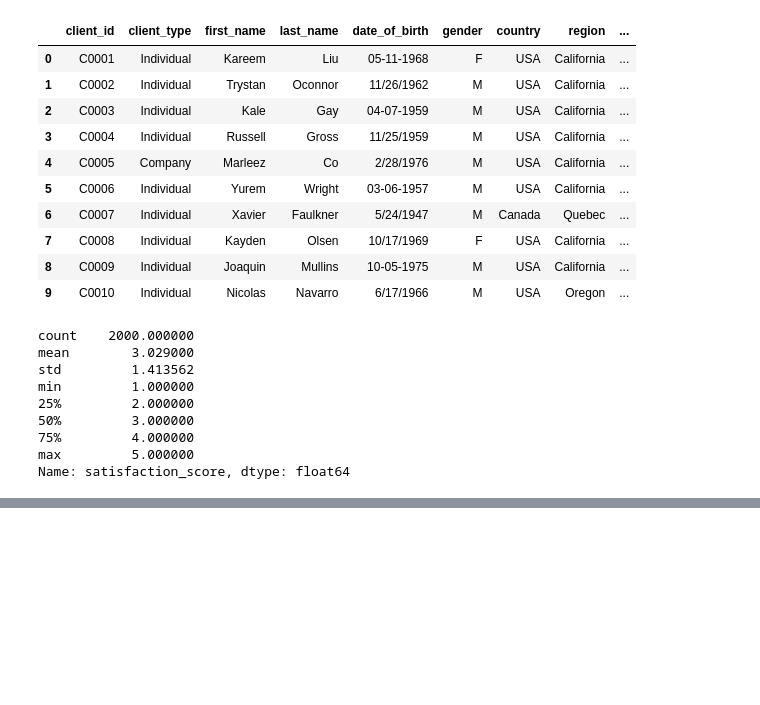
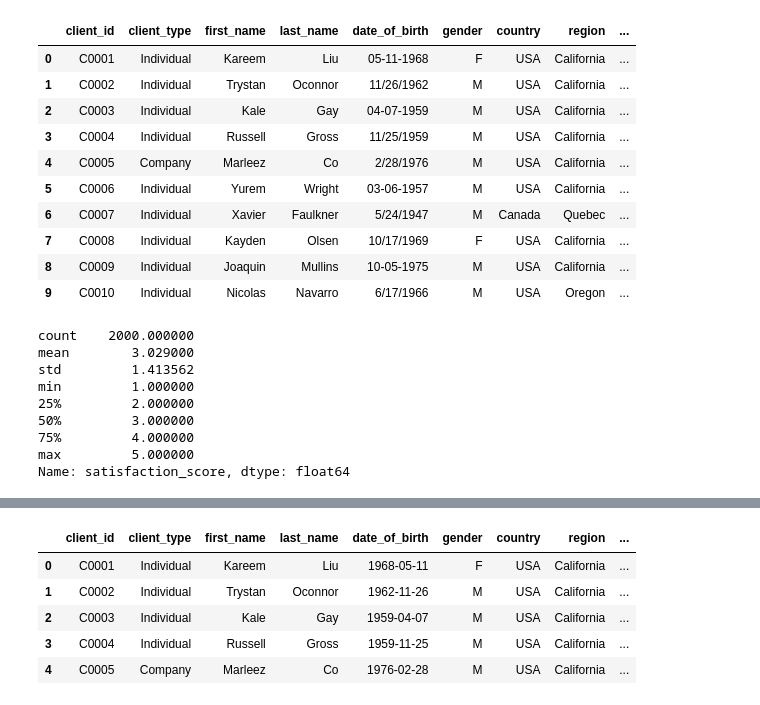
Before and after one commit to Dvnsh-coder/real-estate-ml-project, a Jupyter notebook: notebook/02_Client_Exploration.ipynb, the cells around one changed output, grey strips where cells are left out. Cells and saved outputs as stored; diff of their text form; code cells hidden in the pictures; blank space fills up the shorter version.

Commit message:
Complete client data exploration and cleaning

```diff
--- a/notebook/02_Client_Exploration.ipynb
+++ b/notebook/02_Client_Exploration.ipynb
@@ -182,0 +179,7 @@ Name: date_of_birth, dtype: str
+# %%
+clients_df['date_of_birth'] = pd.to_datetime(
+    clients_df['date_of_birth'],
+    format='mixed',
+    dayfirst=False,
+    errors='coerce'
+)
@@ -182,0 +215,6 @@ Name: date_of_birth, dtype: str
+# %%
+reference_date = pd.Timestamp('2026-01-01')
+
+clients_df['age'] = (
+    reference_date.year - clients_df['date_of_birth'].dt.year
+)
@@ -182,0 +251,6 @@ Name: date_of_birth, dtype: str
+# %%
+reference_date = pd.Timestamp('2026-01-01')
+
+clients_df['age'] = (
+    (reference_date - clients_df['date_of_birth']).dt.days // 365
+)
@@ -182,0 +306,9 @@ Name: date_of_birth, dtype: str
+# %%
+clients_df.head()
+# %% [output]
+|  | client_id | client_type | first_name | last_name | date_of_birth | gender | country | region | ... |
+| 0 | C0001 | Individual | Kareem | Liu | 1968-05-11 | F | USA | California | ... |
+| 1 | C0002 | Individual | Trystan | Oconnor | 1962-11-26 | M | USA | California | ... |
+| 2 | C0003 | Individual | Kale | Gay | 1959-04-07 | M | USA | California | ... |
+| 3 | C0004 | Individual | Russell | Gross | 1959-11-25 | M | USA | California | ... |
+| 4 | C0005 | Company | Marleez | Co | 1976-02-28 | M | USA | California | ... |
```
Also changed, not shown: parts of 11 cells of this notebook.
